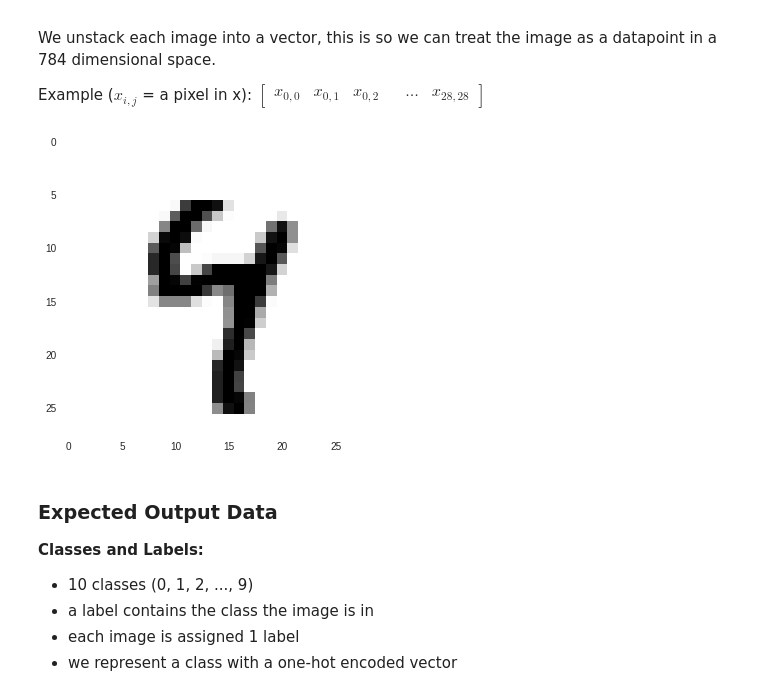
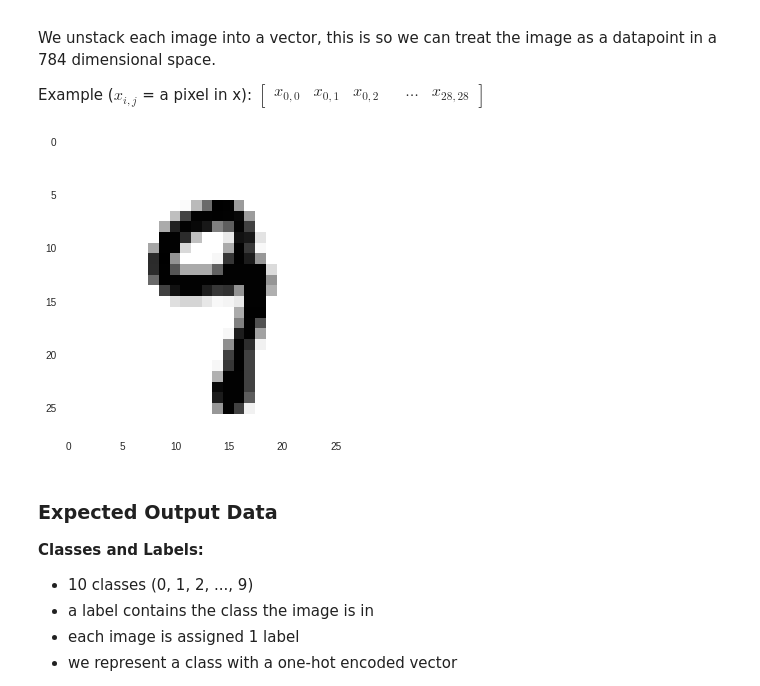
Before and after one commit to KiranArun/Neural_Networks-101-demo, a Jupyter notebook: Basic_MNIST-documentation.ipynb, the cells around one changed output. Saved outputs shown, nothing was run; the diff lists cells and outputs as text; code cells hidden in the pictures.

```diff
--- a/Basic_MNIST-documentation.ipynb
+++ b/Basic_MNIST-documentation.ipynb
@@ -70,8 +70,8 @@ Inference:
 ## Data
 # %%
 # this is the directory where we will keep and external files, eg. data, logs
-model_root_dir = '/content/Neural_Networks-101-demo/'
+model_root_dir = '/content/'
+
 # get data
-from tensorflow.examples.tutorials.mnist import input_data
-mnist = input_data.read_data_sets(model_root_dir+'MNIST_data', one_hot=True)
+mnist = helper.MNIST_data(model_root_dir+'MNIST_data/')
 # %% [output]
@@ -127,15 +112,15 @@ x_{0,0} & x_{0,1} & x_{0,2} &  & \dots & x_{28,28}
 # %%
 # show example image
 
 # choose image index from training set
 idx = 2
 
 # plot the image
-plt.imshow(mnist.train.images[idx].reshape(image_dims), cmap='binary')
+plt.imshow(mnist.train_images[idx].reshape(image_dims), cmap='binary')
 plt.grid(False)
 plt.show()
 # %% [output]
-[figure, old version]
+[figure, new version]
 # %% [markdown]
 ### Expected Output Data
 
```
Also changed, not shown: parts of 10 cells of this notebook, 11 other files.
